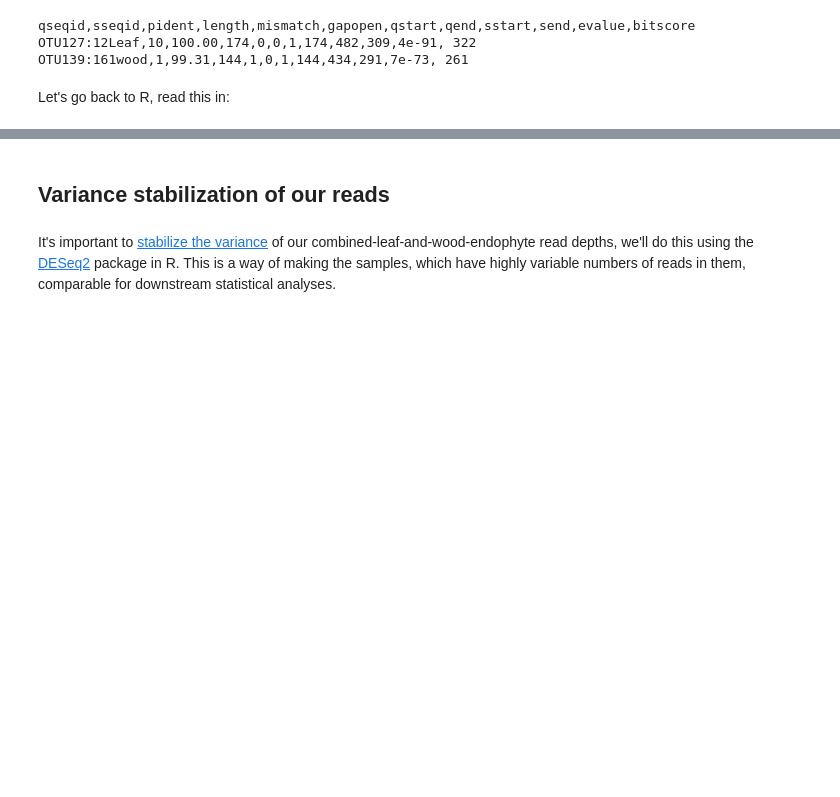
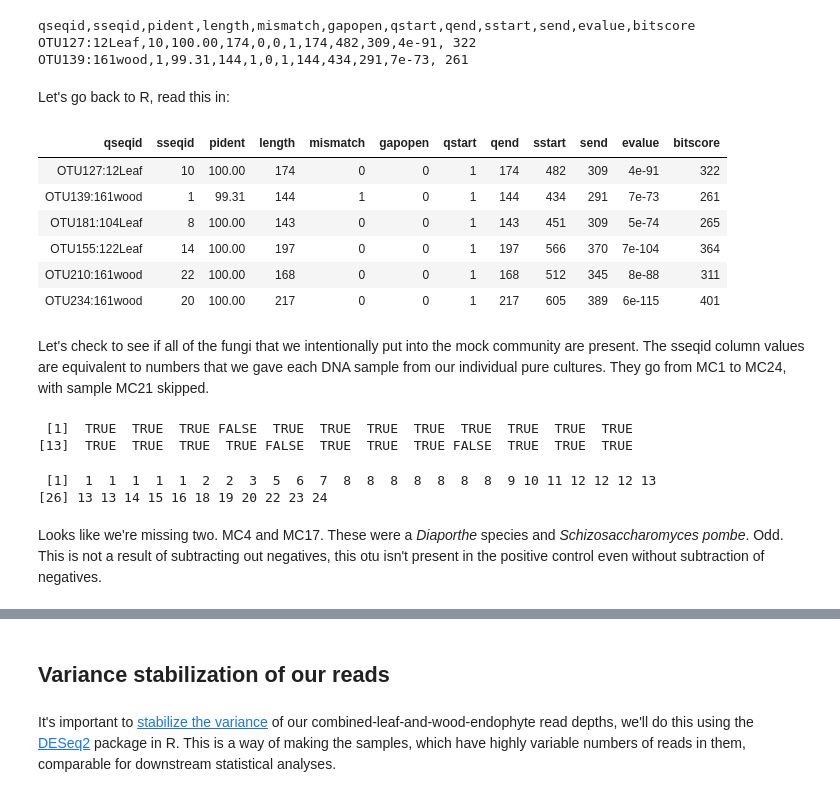
Before and after one commit to danchurch/taiwan_combined_stats, a Jupyter notebook: XylariaLeafWoodStats.ipynb, the cells around one changed output, grey strips where cells are left out. Drawn from its saved outputs; the diff is of its cells as text; code cells hidden in the pictures; blank space fills up the shorter version.

```diff
--- a/XylariaLeafWoodStats.ipynb
+++ b/XylariaLeafWoodStats.ipynb
@@ -376,7 +390,30 @@ OTU139:161wood,1,99.31,144,1,0,1,144,434,291,7e-73, 261
 # %% [markdown]
 Let's go back to R, read this in:
 # %%
-blast <- read.csv("mcblasthead.csv")
+blast <- read.csv("mcblast_dangen95.csv")
+head(blast)
+# %% [output]
+| qseqid | sseqid | pident | length | mismatch | gapopen | qstart | qend | sstart | send | evalue | bitscore |
+| OTU127:12Leaf | 10 | 100.00 | 174 | 0 | 0 | 1 | 174 | 482 | 309 | 4e-91 | 322 |
+| OTU139:161wood | 1 | 99.31 | 144 | 1 | 0 | 1 | 144 | 434 | 291 | 7e-73 | 261 |
+| OTU181:104Leaf | 8 | 100.00 | 143 | 0 | 0 | 1 | 143 | 451 | 309 | 5e-74 | 265 |
+| OTU155:122Leaf | 14 | 100.00 | 197 | 0 | 0 | 1 | 197 | 566 | 370 | 7e-104 | 364 |
+| OTU210:161wood | 22 | 100.00 | 168 | 0 | 0 | 1 | 168 | 512 | 345 | 8e-88 | 311 |
+| OTU234:161wood | 20 | 100.00 | 217 | 0 | 0 | 1 | 217 | 605 | 389 | 6e-115 | 401 |
+# %% [markdown]
+Let's check to see if all of the fungi that we intentionally put into the mock community are present. The sseqid column values are equivalent to numbers that we gave each DNA sample from our individual pure cultures. They go from MC1 to MC24, with sample MC21 skipped.
+# %%
+1:24 %in% blast$sseqid
+# %% [output]
+ [1]  TRUE  TRUE  TRUE FALSE  TRUE  TRUE  TRUE  TRUE  TRUE  TRUE  TRUE  TRUE
+[13]  TRUE  TRUE  TRUE  TRUE FALSE  TRUE  TRUE  TRUE FALSE  TRUE  TRUE  TRUE
+# %%
+sort(blast$sseqid)
+# %% [output]
+ [1]  1  1  1  1  1  2  2  3  5  6  7  8  8  8  8  8  8  8  9 10 11 12 12 12 13
+[26] 13 13 14 15 16 18 19 20 22 23 24
+# %% [markdown]
+Looks like we're missing two. MC4 and MC17. These were a *Diaporthe* species and *Schizosaccharomyces pombe*. Odd. This is not a result of subtracting out negatives, this otu isn't present in the positive control even without subtraction of negatives.
 # %% [markdown]
 <a id='deseq'></a>
 # %% [markdown]
```
Also changed, not shown: parts of 19 cells of this notebook.
